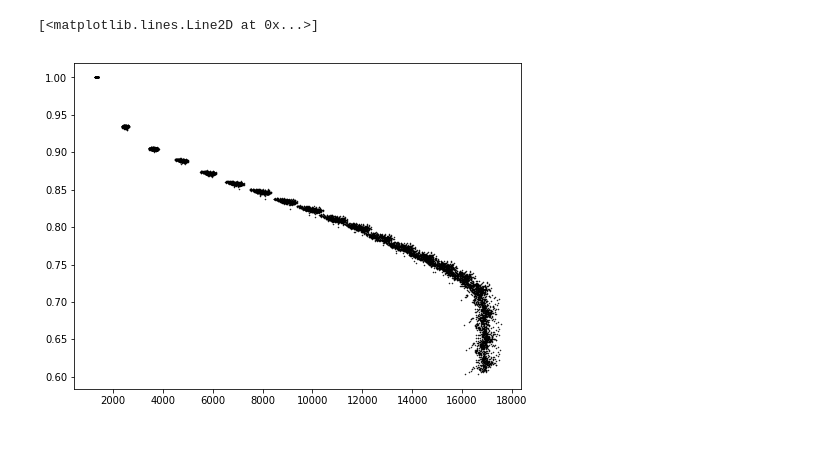
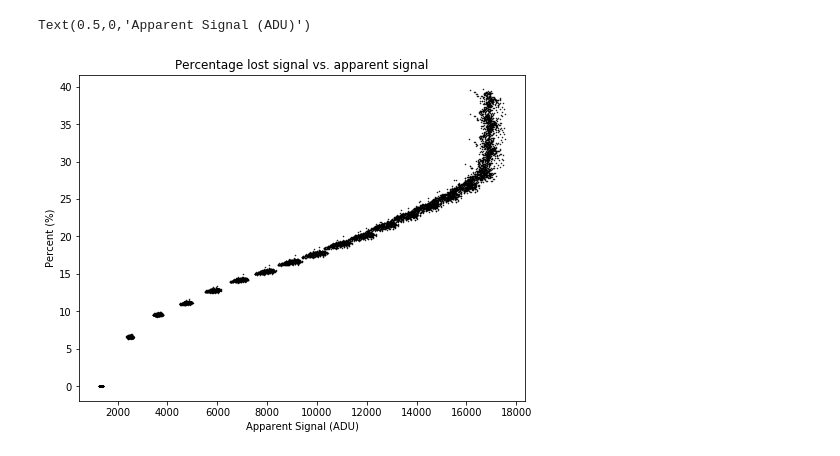
Before and after one commit to pssncp142/NIX_Testing, a Jupyter notebook: workdir/Linearity.ipynb, the cells around one changed output. Saved outputs shown, nothing was run; the diff lists cells and outputs as text; code cells hidden in the pictures.

```diff
--- a/workdir/Linearity.ipynb
+++ b/workdir/Linearity.ipynb
@@ -1,13 +1,14 @@
 # %%
 # Note that there is a fudge factor depending on how the data is read.
-# Probably there is factor of 3 in variance. As far as I understand the readout scheme from the header.
+# I probably underestimate variance by a factor of 3.
+# Relevant
 
 from NIX_Testing import NIX_Image_List, NIX_Image
 from pylab import *
 from astropy.io import fits
 from lmfit.models import PolynomialModel
 
-data_dir = '/home/ydallilar/Documents/MPE/ERIS/NIX/nixDetBackup'
+data_dir = '/home/ydallilar/Documents/NIX/nixDetBackup'
 
 test_ids = ['PER-124-04-1']
 config = {'test_ids' : test_ids, 'data_dir' : data_dir}
@@ -29,26 +30,29 @@ diffs[where(diffs == 0)] = NaN
 # %%
 signals = []
 true_signal = []
 
 exp = (arange(20)+1)*2
 
 for i in range(20):
     for j in range(20):
         for k in range(sz/2):
             true_signal.append(nanmedian(ims[500+50*i-25:500+50*i+25,
                             500+50*j-25:500+50*j+25, 0]*(k+1)))
             signals.append(nanmedian(ims[500+50*i-25:500+50*i+25,
                             500+50*j-25:500+50*j+25, k]))
 
 
 signals = array(signals)
 true_signal = array(true_signal)
 
 figure(figsize=(8,6))
-plot(signals, signals/true_signal, 'k.', markersize=1.)
+plot(signals, (1-signals/true_signal)*100., 'k.', markersize=1.)
+title("Percentage lost signal vs. apparent signal")
+ylabel("Percent (%)")
+xlabel("Apparent Signal (ADU)")
 # %% [output]
-[<matplotlib.lines.Line2D at 0x...>]
+Text(0.5,0,'Apparent Signal (ADU)')
-[figure, old version]
+[figure, new version]
 # %%
 order = 4
 
```
Also changed, not shown: parts of 5 cells of this notebook, 3 other files.
